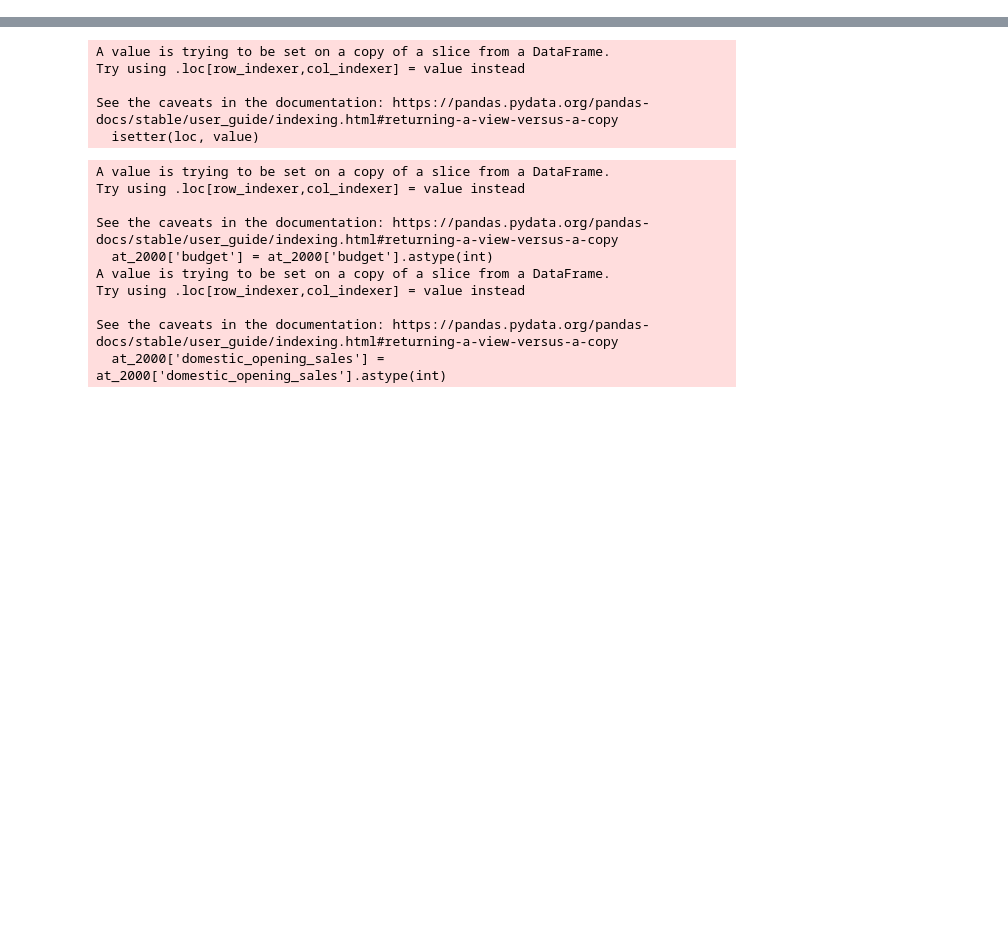
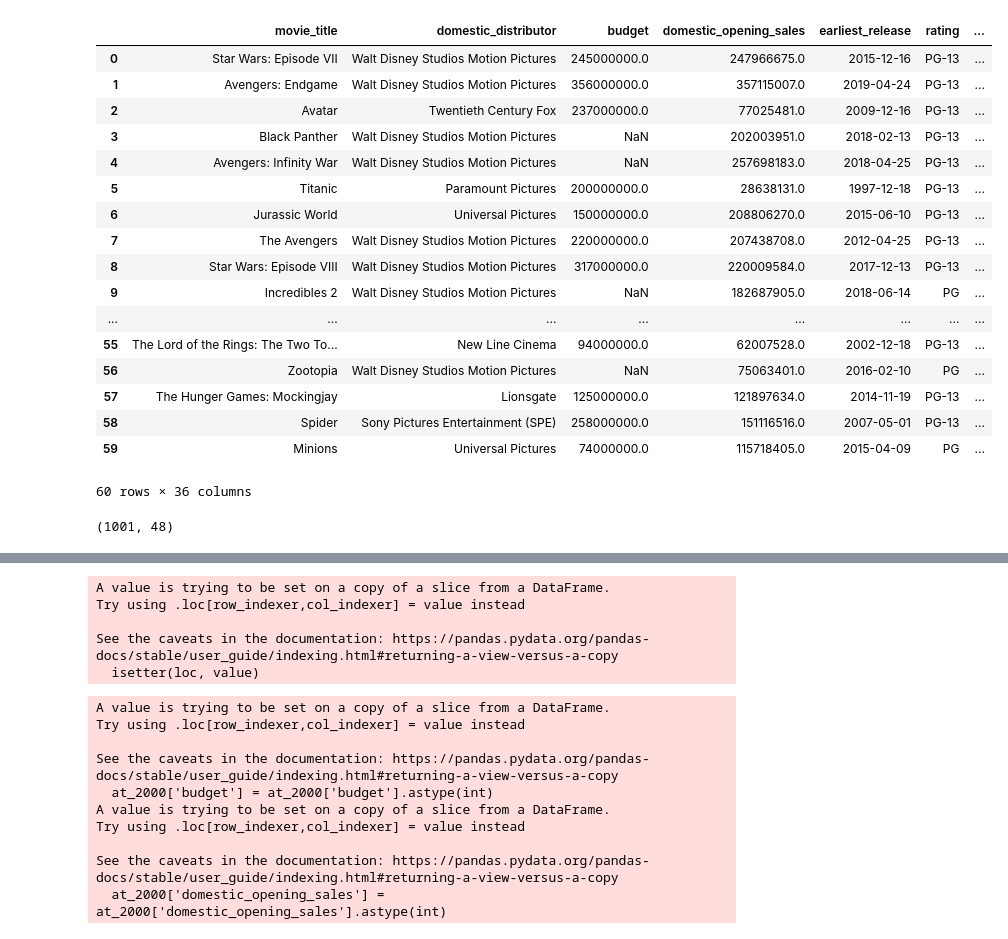
Before and after one commit to tawney-kirkland/02-luther, a Jupyter notebook: pre-processing_draft.ipynb, the cells around one changed output, grey strips where cells are left out. Drawn from its saved outputs; the diff is of its cells as text; code cells hidden in the pictures; blank space fills up the shorter version.

```diff
--- a/pre-processing_draft.ipynb
+++ b/pre-processing_draft.ipynb
@@ -12,6 +12,8 @@ df2 = pd.read_csv('data/mojo_pg2.csv')
 df3 = pd.read_csv('data/mojo_pg3.csv')
 df4 = pd.read_csv('data/mojo_pg4.csv')
 df5 = pd.read_csv('data/mojo_pg5.csv')
+# %%
+df_all = pd.concat([df1,df2,df3,df4,df5], ignore_index = True)
 # %%
 #Create dummy variables for genres
 genres_list = ['Action','Adventure','Animation','Biography','Comedy','Crime','Drama','Fantasy','Family','History','Horror','Musical','Mystery','Romance','Sci-Fi','Sport','Thriller','Western']
@@ -45,3 +47,24 @@ df_all['dd_top5'] = np.where((df_all['domestic_dist_processed'] == 'Other') | (d
                              (df_all['domestic_dist_processed'] == 'Universal Pictures'), 0, 1)
 # %%
 domestic_distributors_list = df_all['domestic_dist_processed'].unique().tolist()
+# %%
+df_all.head(60)
+# %% [output]
+|  | movie_title | domestic_distributor | budget | domestic_opening_sales | earliest_release | rating | ... |
+| 0 | Star Wars: Episode VII | Walt Disney Studios Motion Pictures | 245000000.0 | 247966675.0 | 2015-12-16 | PG-13 | ... |
+| 1 | Avengers: Endgame | Walt Disney Studios Motion Pictures | 356000000.0 | 357115007.0 | 2019-04-24 | PG-13 | ... |
+| 2 | Avatar | Twentieth Century Fox | 237000000.0 | 77025481.0 | 2009-12-16 | PG-13 | ... |
+| 3 | Black Panther | Walt Disney Studios Motion Pictures | NaN | 202003951.0 | 2018-02-13 | PG-13 | ... |
+| 4 | Avengers: Infinity War | Walt Disney Studios Motion Pictures | NaN | 257698183.0 | 2018-04-25 | PG-13 | ... |
+| 5 | Titanic | Paramount Pictures | 200000000.0 | 28638131.0 | 1997-12-18 | PG-13 | ... |
+| 6 | Jurassic World | Universal Pictures | 150000000.0 | 208806270.0 | 2015-06-10 | PG-13 | ... |
+| 7 | The Avengers | Walt Disney Studios Motion Pictures | 220000000.0 | 207438708.0 | 2012-04-25 | PG-13 | ... |
+| 8 | Star Wars: Episode VIII | Walt Disney Studios Motion Pictures | 317000000.0 | 220009584.0 | 2017-12-13 | PG-13 | ... |
+| 9 | Incredibles 2 | Walt Disney Studios Motion Pictures | NaN | 182687905.0 | 2018-06-14 | PG | ... |
+| ... | ... | ... | ... | ... | ... | ... | ... |
+| 55 | The Lord of the Rings: The Two To... | New Line Cinema | 94000000.0 | 62007528.0 | 2002-12-18 | PG-13 | ... |
+| 56 | Zootopia | Walt Disney Studios Motion Pictures | NaN | 75063401.0 | 2016-02-10 | PG | ... |
+| 57 | The Hunger Games: Mockingjay | Lionsgate | 125000000.0 | 121897634.0 | 2014-11-19 | PG-13 | ... |
+| 58 | Spider | Sony Pictures Entertainment (SPE) | 258000000.0 | 151116516.0 | 2007-05-01 | PG-13 | ... |
+| 59 | Minions | Universal Pictures | 74000000.0 | 115718405.0 | 2015-04-09 | PG | ... |
+60 rows × 36 columns
@@ -57,6 +111,10 @@ merged_df = fuzzymatcher.fuzzy_left_join(df_all,
                                             right_on,
                                             left_id_col='movie_title',
                                             right_id_col='movie_title')
+# %%
+merged_df.shape
+# %% [output]
+(1001, 48)
 # %%
 #Replace values of budget column based on accuracy of match
 merged_df['budget_left'] = np.where((merged_df['best_match_score'] > 0) & (merged_df['budget_left'].isnull()),
```
Also changed, not shown: parts of 18 cells of this notebook.
